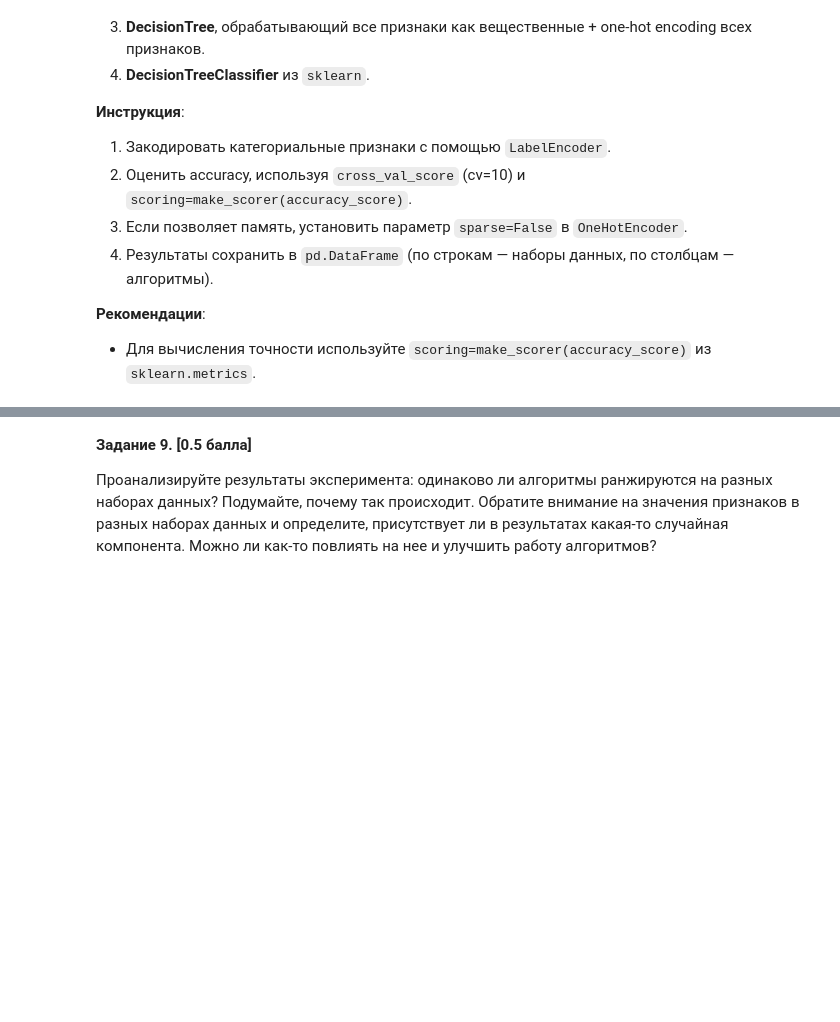
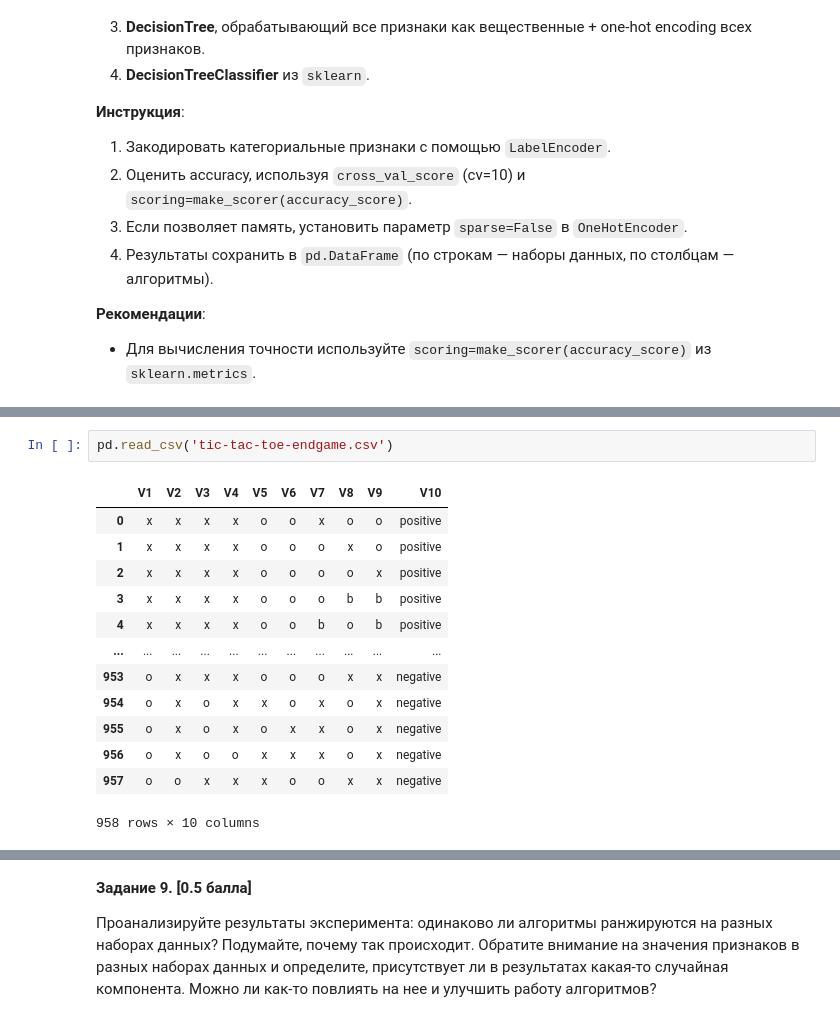
Before and after one commit to ArtemKirk/LAB-6-Decision-trees_MAI, a Jupyter notebook: ML MAI & SBER. Decision Trees LAB6.ipynb, the cells around one changed output, grey strips where cells are left out. Drawn from its saved outputs; the diff is of its cells as text; blank space fills up the shorter version.

```diff
--- a/ML MAI & SBER. Decision Trees LAB6.ipynb
+++ b/ML MAI & SBER. Decision Trees LAB6.ipynb
@@ -418,0 +455,16 @@ __Задание 8. [1 балл]__
+# %%
+pd.read_csv('tic-tac-toe-endgame.csv')
+# %% [output]
+|  | V1 | V2 | V3 | V4 | V5 | V6 | V7 | V8 | V9 | V10 |
+| 0 | x | x | x | x | o | o | x | o | o | positive |
+| 1 | x | x | x | x | o | o | o | x | o | positive |
+| 2 | x | x | x | x | o | o | o | o | x | positive |
+| 3 | x | x | x | x | o | o | o | b | b | positive |
+| 4 | x | x | x | x | o | o | b | o | b | positive |
+| ... | ... | ... | ... | ... | ... | ... | ... | ... | ... | ... |
+| 953 | o | x | x | x | o | o | o | x | x | negative |
+| 954 | o | x | o | x | x | o | x | o | x | negative |
+| 955 | o | x | o | x | o | x | x | o | x | negative |
+| 956 | o | x | o | o | x | x | x | o | x | negative |
+| 957 | o | o | x | x | x | o | o | x | x | negative |
+958 rows × 10 columns
```
Also changed, not shown: parts of 15 cells of this notebook, 7 other files.
